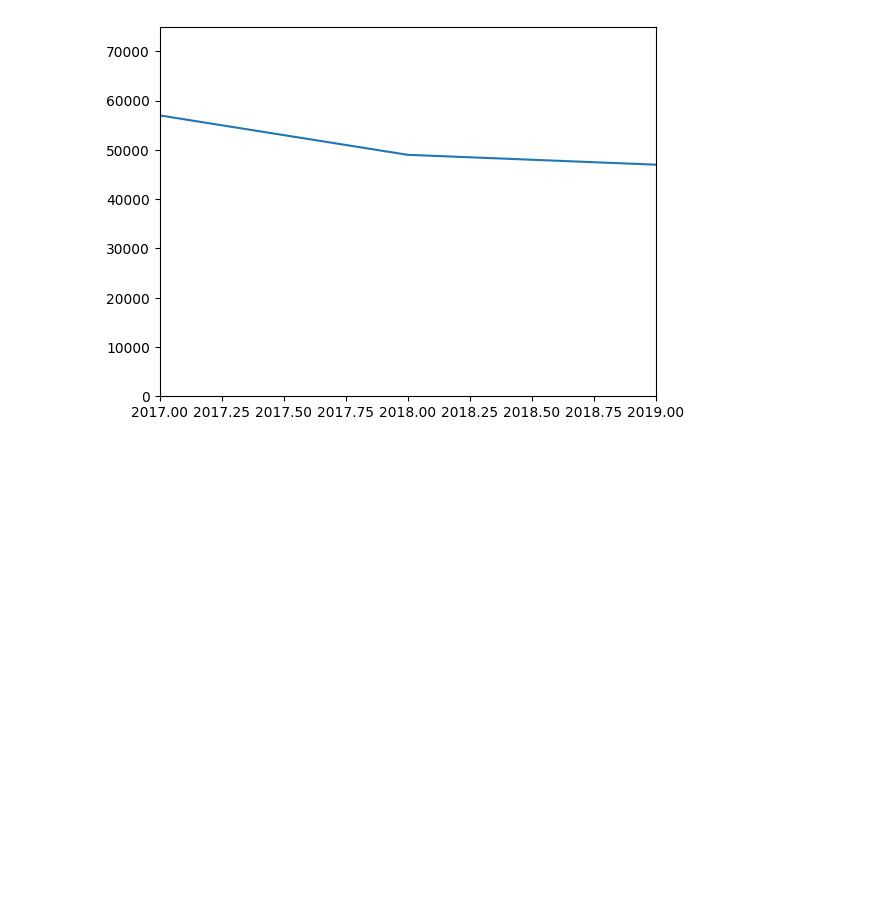
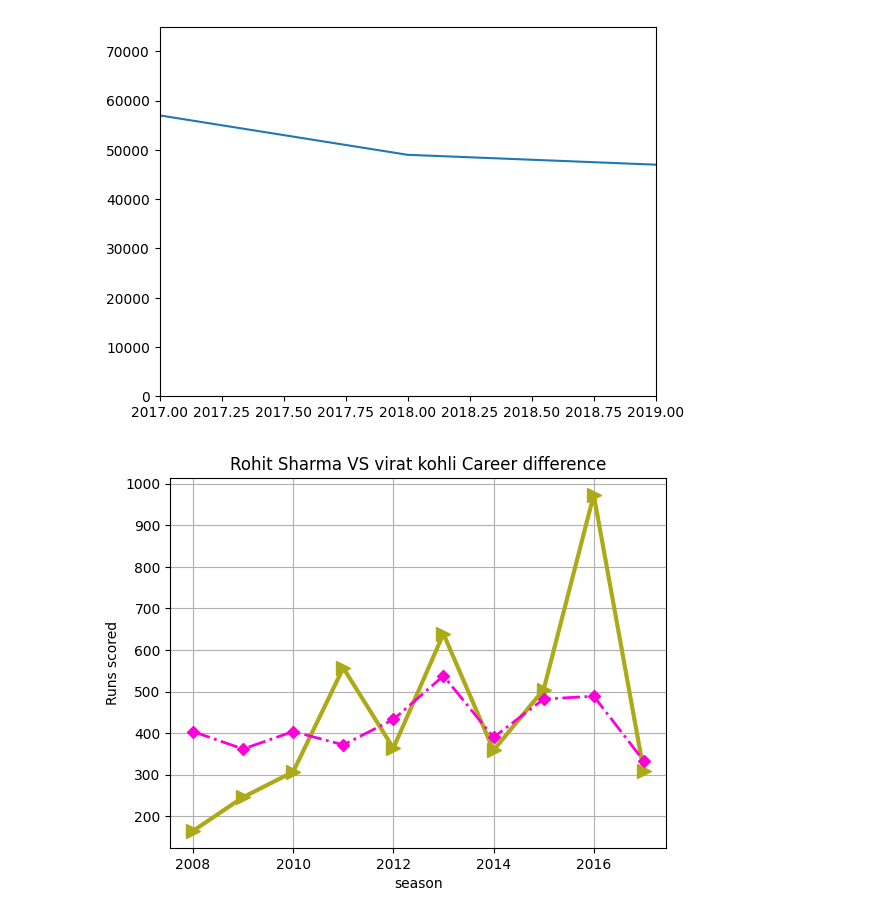
Before and after one commit to pranavsirsufale/attendance_system, a Jupyter notebook: pythoncode/visualization_python.ipynb, the cells around one changed output. Drawn from its saved outputs; the diff is of its cells as text; code cells hidden in the pictures; blank space fills up the shorter version.

```diff
--- a/pythoncode/visualization_python.ipynb
+++ b/pythoncode/visualization_python.ipynb
@@ -179,11 +179,13 @@ plt.xlim(2017 , 2019 )
 # %%
 # legend location
 plt.plot(batsman['Year'] , batsman['V Kohli'] , color = '#ADAA19' , linestyle = 'solid' , linewidth = 3 , marker = '>', markersize = 10 , label = 'Virat Kohli ')
 
 plt.plot(batsman['Year'] , batsman['RG Sharma'] , color = '#FC00D6', linestyle = 'dashdot' , linewidth = 2 , marker = 'D' , label = 'RG Sharma ')
 
 plt.title('Rohit Sharma VS virat kohli Career difference')
 plt.xlabel('season')
 plt.ylabel('Runs scored')
 
-plt.legend(loc = 'lower right') # loc = best
+plt.grid()
+# %% [output]
+[figure, added]
```
Also changed, not shown: parts of 7 cells of this notebook.
